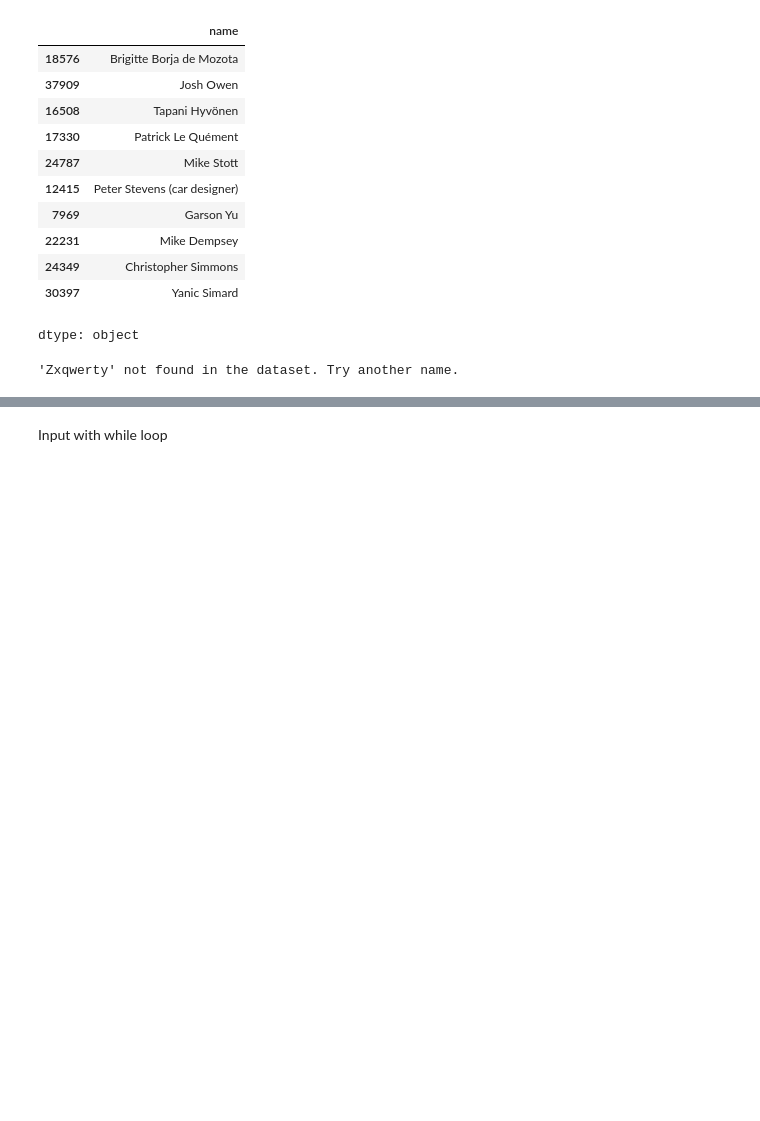
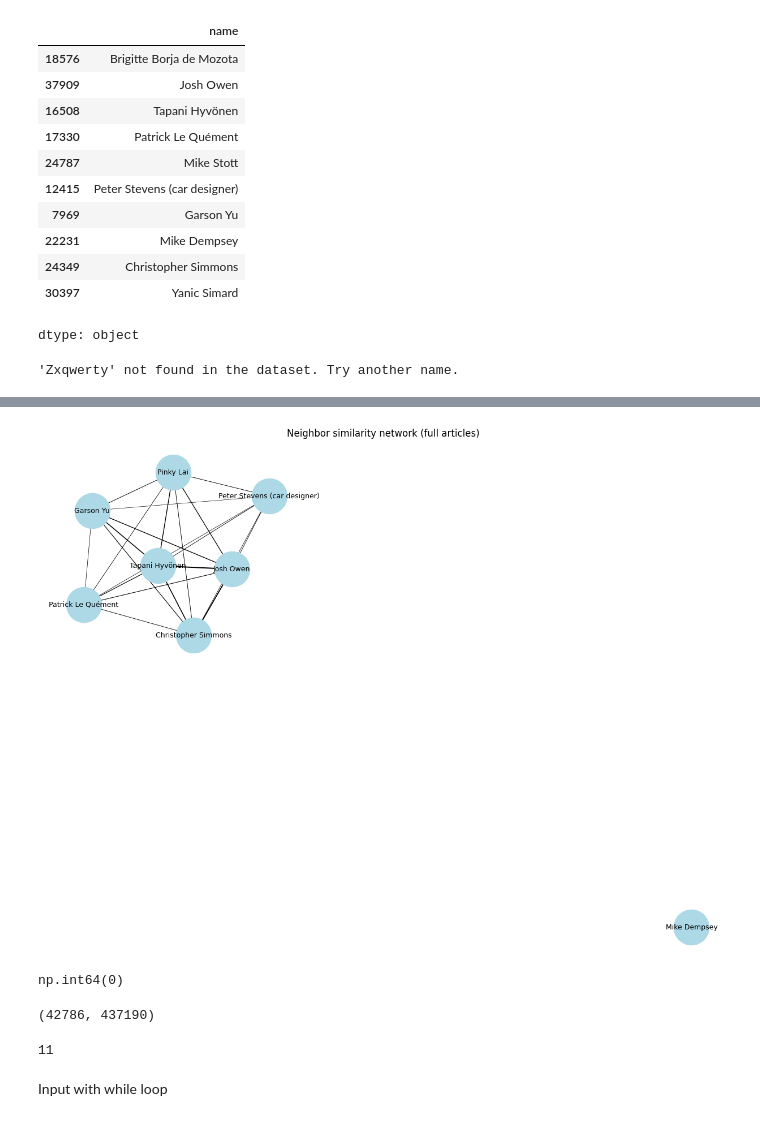
Before and after one commit to cyeef/Data-Science-Portfolio-C21-, a Jupyter notebook: Projects/Project-5/NLP.Description.for.Students.ipynb, the cells around one changed output, grey strips where cells are left out. Drawn from its saved outputs; the diff is of its cells as text; code cells hidden in the pictures; blank space fills up the shorter version.

```diff
--- a/Projects/Project-5/NLP.Description.for.Students.ipynb
+++ b/Projects/Project-5/NLP.Description.for.Students.ipynb
@@ -589,3 +687,40 @@ find_neighbors('Zxqwerty')
+# %%
+from sklearn.metrics.pairwise import cosine_similarity
+sim = cosine_similarity(full_matrix)      # 8×8, every pair
+# %%
+G = nx.Graph()
+for i, name in enumerate(kept_names):
+    G.add_node(name)
+
+# add an edge between every pair, weighted by similarity (skip self and weak links)
+for i in range(len(kept_names)):
+    for j in range(i+1, len(kept_names)):
+        if sim[i, j] > 0.05:                    # threshold: skip near-zero links
+            G.add_edge(kept_names[i], kept_names[j], weight=sim[i, j])
+
+pos = nx.spring_layout(G, seed=42)              # force-directed positions
+weights = [G[u][v]['weight'] * 5 for u, v in G.edges()]   # edge thickness
+
+plt.figure(figsize=(12, 9))
+nx.draw(G, pos, with_labels=True, node_color='lightblue',
+        node_size=2000, width=weights, font_size=9)
+plt.title("Neighbor similarity network (full articles)")
+plt.show()
+# %% [output]
+[figure, added]
+# %%
+people_df['name'].str.contains('%', na=False).sum()    # expect 0 (encoding clean)
+                                    # expect 11
+# %% [output]
+np.int64(0)
+# %%
+tfidf_matrix.shape                                      # expect (42786, 437190)
+# %% [output]
+(42786, 437190)
+# %%
+len(wiki_texts)
+# %% [output]
+11
 # %% [markdown]
 Input with while loop
 # %%
```
Also changed, not shown: parts of 37 cells of this notebook.
